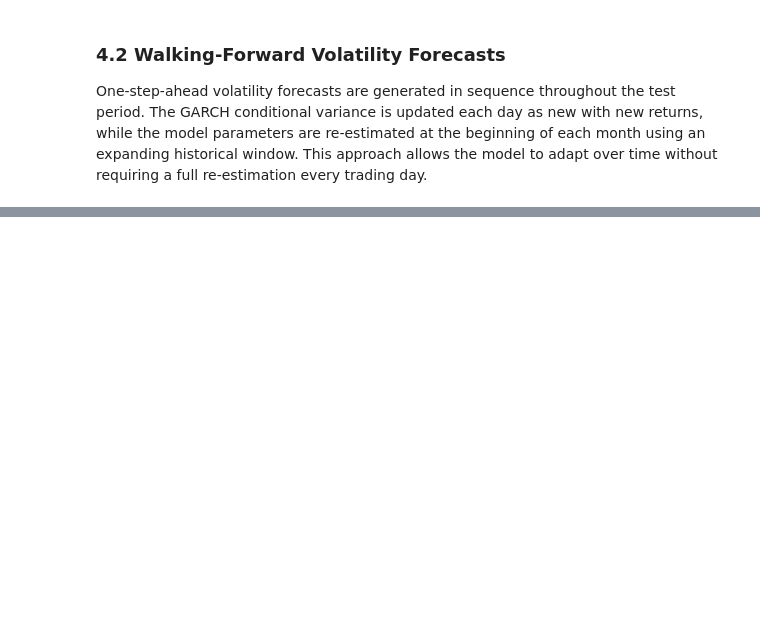
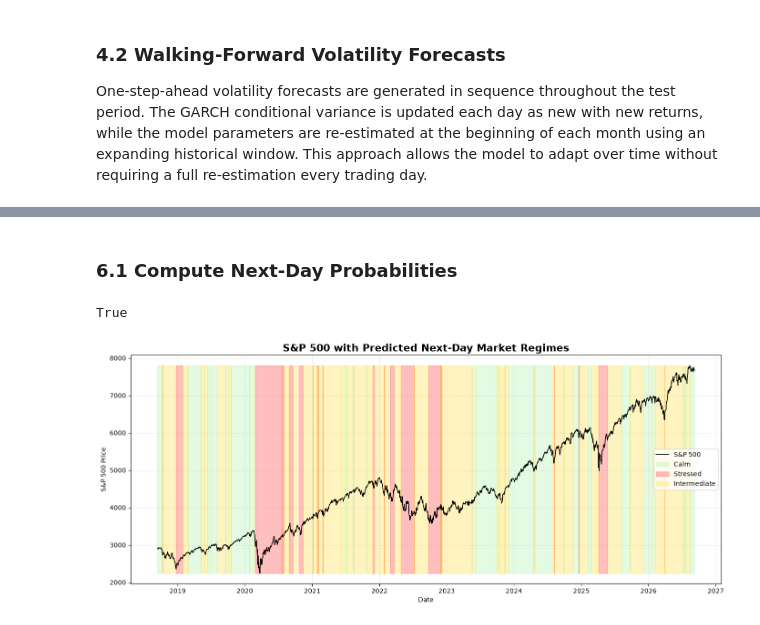
Before and after one commit to Nilsolsson010902/regime-switching-var, a Jupyter notebook: notebooks/04_Regime_Switching_GARCH.ipynb, the cells around one changed output, grey strips where cells are left out. Saved outputs shown, nothing was run; the diff lists cells and outputs as text; code cells hidden in the pictures; blank space fills up the shorter version.

```diff
--- a/notebooks/04_Regime_Switching_GARCH.ipynb
+++ b/notebooks/04_Regime_Switching_GARCH.ipynb
@@ -125,0 +364,71 @@ One-step-ahead volatility forecasts are generated in sequence throughout the tes
+# %% [markdown]
+### 6.1 Compute Next-Day Probabilities
+# %%
+next_state_probs = (filtered_probs @ model.transition_matrix)
+
+next_state_probs_df = pd.DataFrame(
+    next_state_probs,
+    index=oos_hmm_features.index,
+    columns=["State_0", "State_1", "State_2"]
+)
+
+np.allclose(
+    next_state_probs_df.sum(axis=1),
+    1.0
+)
+# %% [output]
+True
+# %%
+next_regime = np.argmax(next_state_probs, axis=1)
+next_prices = market_data.loc[next_state_probs_df.index,"Close"]
+
+state_labels = {
+    0: "Calm",
+    1: "Stressed",
+    2: "Intermediate"
+}
+
+state_colors = {
+    0: "lightgreen",
+    1: "red",
+    2: "gold"
+}
+
+fig, ax = plt.subplots(figsize=(14, 6))
+
+ax.plot(
+    next_prices.index,
+    next_prices,
+    color="black",
+    linewidth=1.2,
+    label="S&P 500"
+)
+
+for state in range(3):
+    mask = next_regime == state
+
+    ax.fill_between(
+        next_prices.index,
+        next_prices.min(),
+        next_prices.max(),
+        where=mask,
+        color=state_colors[state],
+        alpha=0.25,
+        label=state_labels[state]
+    )
+
+ax.set_title(
+    "S&P 500 with Predicted Next-Day Market Regimes",
+    fontsize=16,
+    fontweight="bold"
+)
+
+ax.set_xlabel("Date")
+ax.set_ylabel("S&P 500 Price")
+ax.legend()
+ax.grid(True, linestyle="--", alpha=0.3)
+
+plt.tight_layout()
+plt.show()
+# %% [output]
+[figure, added]
```
Also changed, not shown: parts of 35 cells of this notebook, 1 other file.
